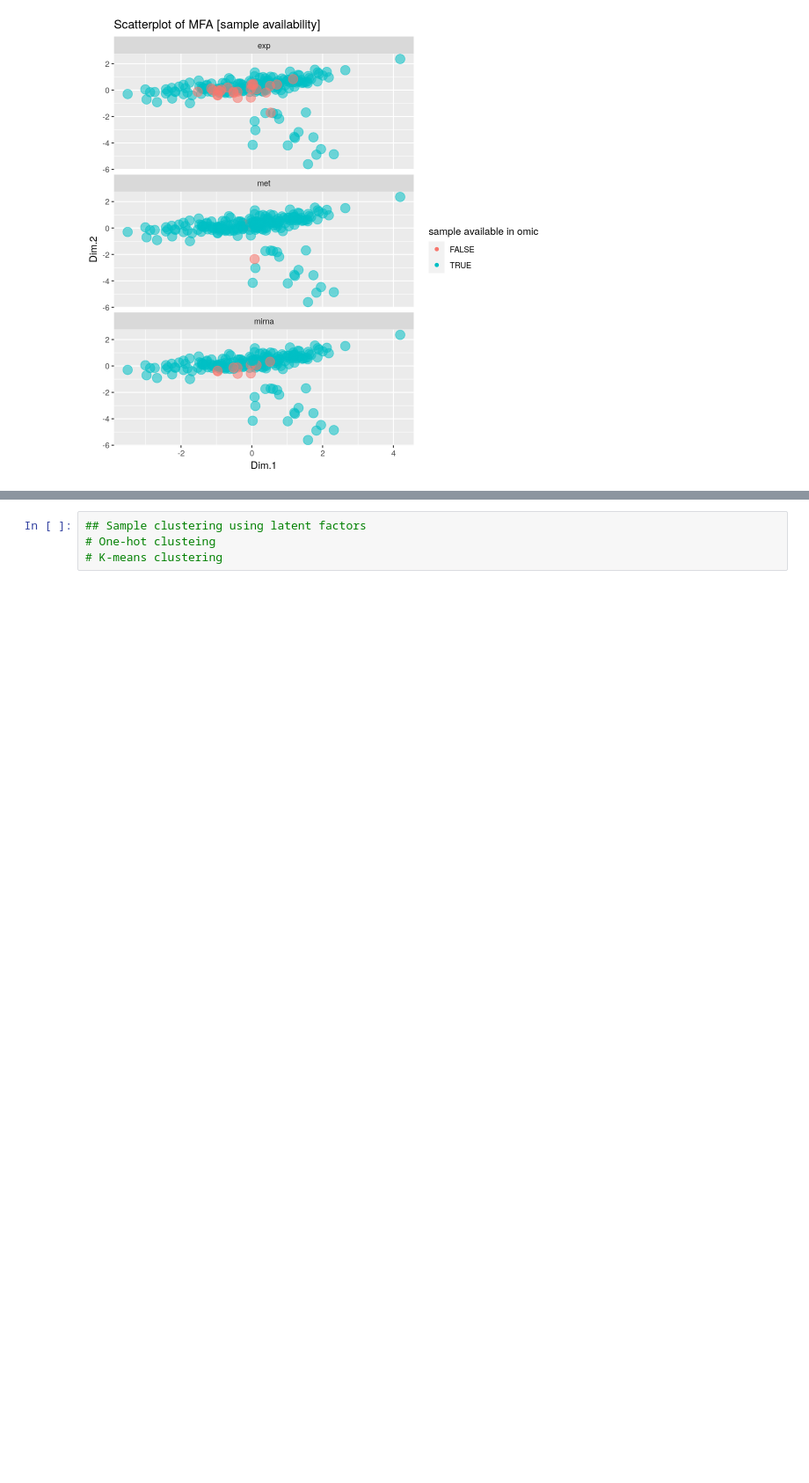
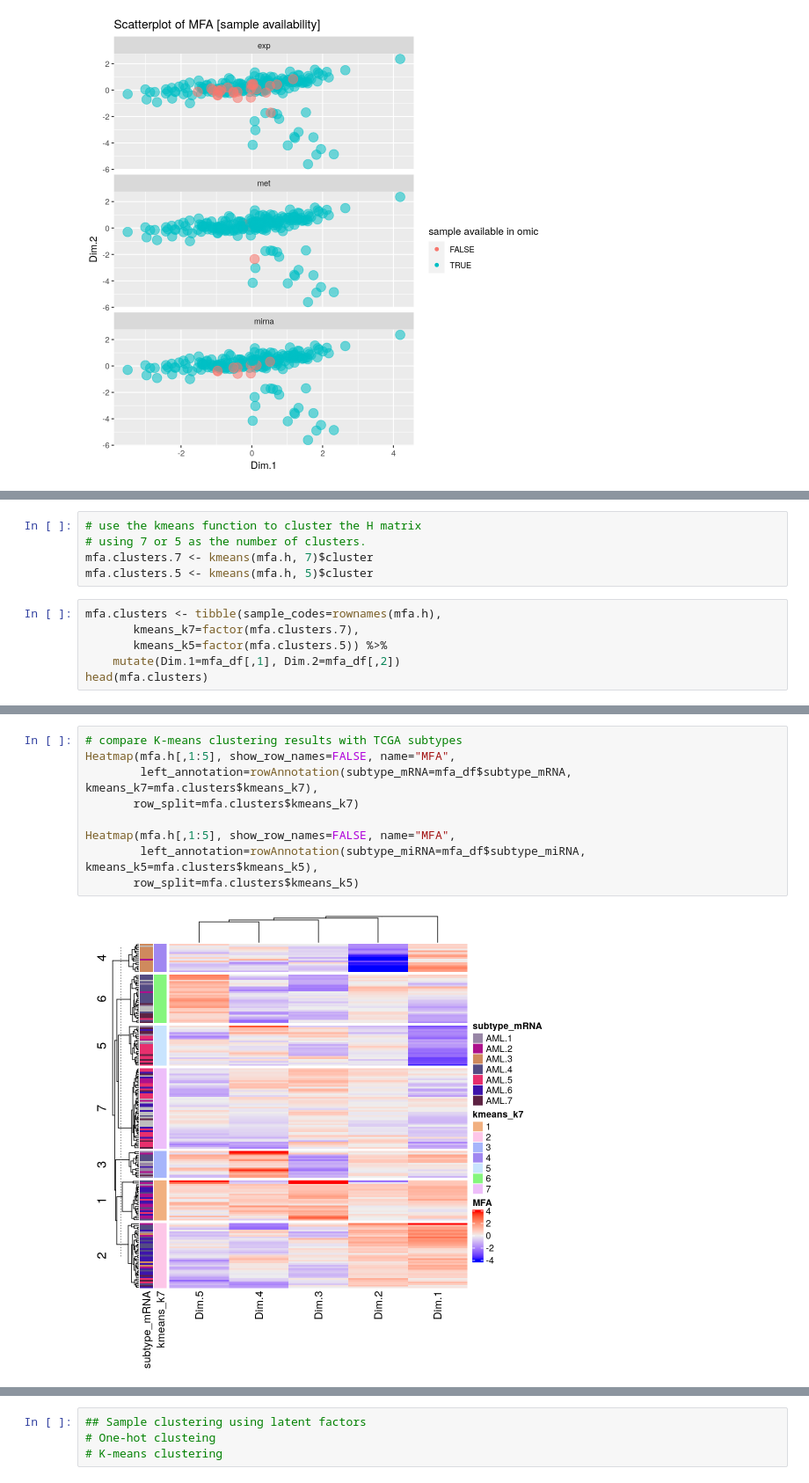
Before and after one commit to sienkie/multi-omics-hackathon, a Jupyter notebook: 2_Data_integration.ipynb, the cells around one changed output, grey strips where cells are left out. Shown at 88% size. Saved outputs shown, nothing was run; the diff lists cells and outputs as text; blank space fills up the shorter version.

```diff
--- a/2_Data_integration.ipynb
+++ b/2_Data_integration.ipynb
@@ -205,0 +132,11 @@ Heatmap(nmf_df[,1:2], left_annotation=rowAnnotation(subtype=mfa_df$subtype),
+# %%
+# use the kmeans function to cluster the H matrix
+# using 7 or 5 as the number of clusters.
+mfa.clusters.7 <- kmeans(mfa.h, 7)$cluster
+mfa.clusters.5 <- kmeans(mfa.h, 5)$cluster
+# %%
+mfa.clusters <- tibble(sample_codes=rownames(mfa.h),
+       kmeans_k7=factor(mfa.clusters.7),
+       kmeans_k5=factor(mfa.clusters.5)) %>%
+    mutate(Dim.1=mfa_df[,1], Dim.2=mfa_df[,2])
+head(mfa.clusters)
@@ -205,0 +153,11 @@ Heatmap(nmf_df[,1:2], left_annotation=rowAnnotation(subtype=mfa_df$subtype),
+# %%
+# compare K-means clustering results with TCGA subtypes
+Heatmap(mfa.h[,1:5], show_row_names=FALSE, name="MFA",
+        left_annotation=rowAnnotation(subtype_mRNA=mfa_df$subtype_mRNA, kmeans_k7=mfa.clusters$kmeans_k7),
+       row_split=mfa.clusters$kmeans_k7)
+
+Heatmap(mfa.h[,1:5], show_row_names=FALSE, name="MFA",
+        left_annotation=rowAnnotation(subtype_miRNA=mfa_df$subtype_miRNA, kmeans_k5=mfa.clusters$kmeans_k5),
+       row_split=mfa.clusters$kmeans_k5)
+# %% [output]
+[figure, added]
```
Also changed, not shown: parts of 33 cells of this notebook, 1 other file.
